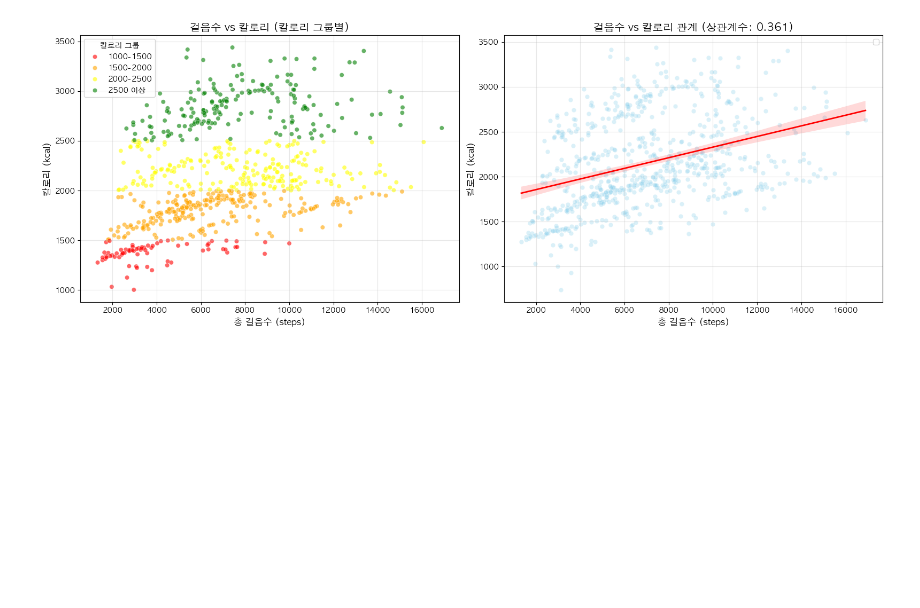
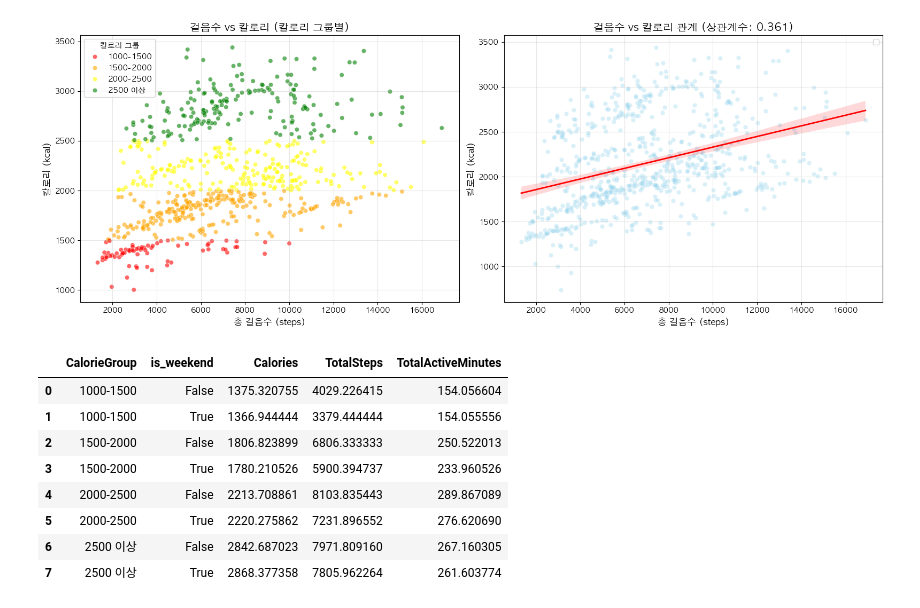
Before and after one commit to jeesy95-creator/sparta_15, a Jupyter notebook: notebooks/Soyun.ipynb, the cells around one changed output. Cells and saved outputs as stored; diff of their text form; code cells hidden in the pictures; blank space fills up the shorter version.

```diff
--- a/notebooks/Soyun.ipynb
+++ b/notebooks/Soyun.ipynb
@@ -1143,0 +1152,12 @@ plt.show()
+# %%
+weekend_analysis
+# %% [output]
+|  | CalorieGroup | is_weekend | Calories | TotalSteps | TotalActiveMinutes |
+| 0 | 1000-1500 | False | 1375.320755 | 4029.226415 | 154.056604 |
+| 1 | 1000-1500 | True | 1366.944444 | 3379.444444 | 154.055556 |
+| 2 | 1500-2000 | False | 1806.823899 | 6806.333333 | 250.522013 |
+| 3 | 1500-2000 | True | 1780.210526 | 5900.394737 | 233.960526 |
+| 4 | 2000-2500 | False | 2213.708861 | 8103.835443 | 289.867089 |
+| 5 | 2000-2500 | True | 2220.275862 | 7231.896552 | 276.620690 |
+| 6 | 2500 이상 | False | 2842.687023 | 7971.809160 | 267.160305 |
+| 7 | 2500 이상 | True | 2868.377358 | 7805.962264 | 261.603774 |
```
Also changed, not shown: parts of 10 cells of this notebook, 1 other file.
